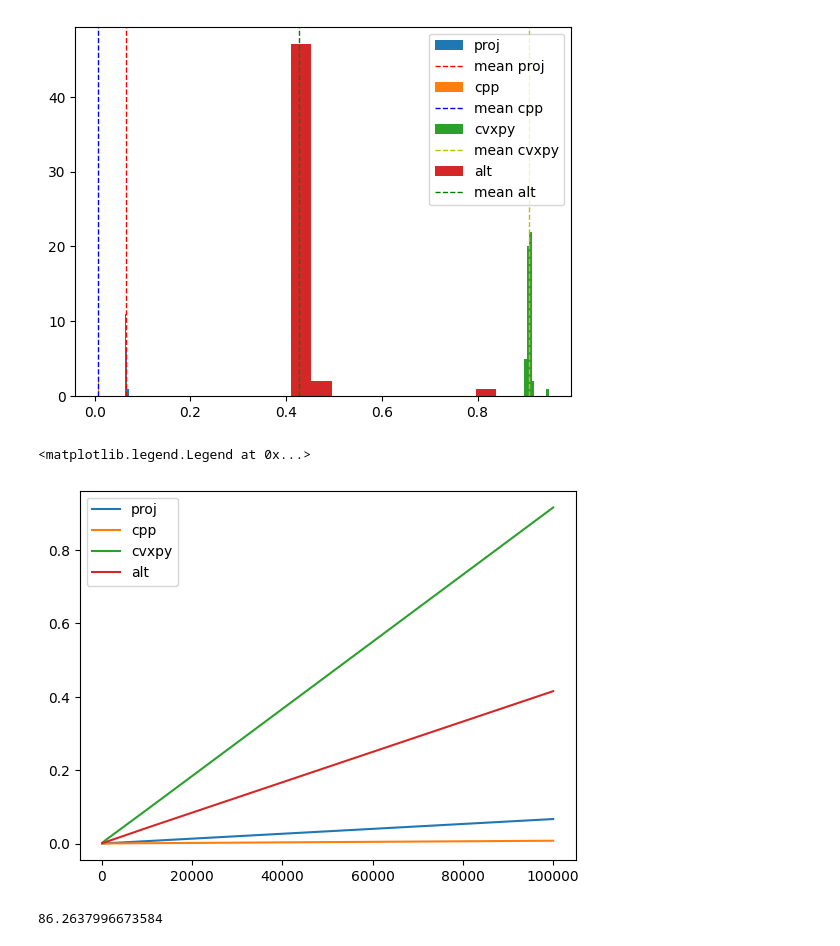
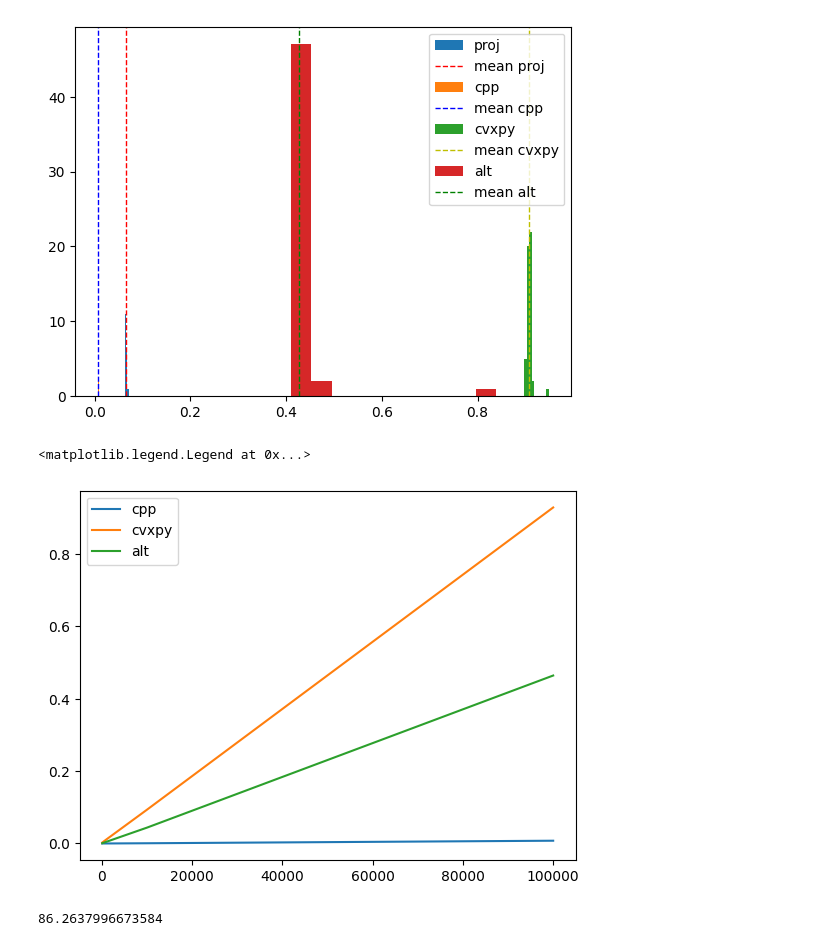
Before and after one commit to cvxgrp/cvqp, a Jupyter notebook: timing.ipynb, the cells around one changed output. Saved outputs shown, nothing was run; the diff lists cells and outputs as text; code cells hidden in the pictures.

```diff
--- a/timing.ipynb
+++ b/timing.ipynb
@@ -53,10 +50,12 @@ def proj_cvxpy_alt(z, k=2, alpha=1):
     x = cp.Variable(n)
 
     # identify the index of the k-th largest element
+    s = time.time()
     sorted_inds = np.argsort(z)
     i = sorted_inds[-k]
     inds = sorted_inds[-k:]
     out_inds = sorted_inds[:-k]
+    e = time.time()
 
     objective = cp.Minimize(cp.sum_squares(x - z))
     constraints = [
@@ -69,7 +68,7 @@ def proj_cvxpy_alt(z, k=2, alpha=1):
     prob.solve(solver=cp.MOSEK)
     # get the solve time from the solver
     solve_time = prob.solver_stats.solve_time
-    return solve_time
+    return solve_time + e - s
 # %%
 def test(f, beta, tau_r, n):
 
@@ -86,7 +85,7 @@ f = proj_sum_largest
 
 beta = .05
 tau_r = .9
-n = 100_000
+n = 1000
 trials = 50
 
 def time_f(f):
@@ -125,7 +124,7 @@ plt.legend()
 <matplotlib.legend.Legend at 0x...>
 [figure]
 # %%
-mu_proj =[]
+# mu_proj =[]
 mu_cpp = []
 mu_cvxpy = []
 mu_alt = []
@@ -139,37 +138,37 @@ for n in ns:
 
     def time_f(f):
         times = np.zeros(trials)
         for i in tqdm(range(trials)):
             s = time.time()
             t = test(f, beta, tau_r,n)
             e = time.time()
 
             if not isinstance(t, float):
                 t = e-s
 
             times[i] = t
 
         return times
 
-    times_proj = time_f(proj_sum_largest)
+    # times_proj = time_f(proj_sum_largest)
     times_cpp = time_f(F)
     times_cvxpy = time_f(proj_cvxpy)
     times_alt = time_f(proj_cvxpy_alt)
 
-    mu_proj.append(times_proj.mean())
+    # mu_proj.append(times_proj.mean())
     mu_cpp.append(times_cpp.mean())
     mu_cvxpy.append(times_cvxpy.mean())
     mu_alt.append(times_alt.mean())
 
-plt.plot(ns, mu_proj, label="proj")
+# plt.plot(ns, mu_proj, label="proj")
 plt.plot(ns, mu_cpp, label="cpp")
 plt.plot(ns, mu_cvxpy, label="cvxpy")
 plt.plot(ns, mu_alt, label="alt")
 
 plt.legend()
 # %% [output]
 <matplotlib.legend.Legend at 0x...>
-[figure, old version]
+[figure, new version]
 # %%
 beta = .05
 tau_r = .9
```
Also changed, not shown: parts of 3 cells of this notebook, 3 other files.
